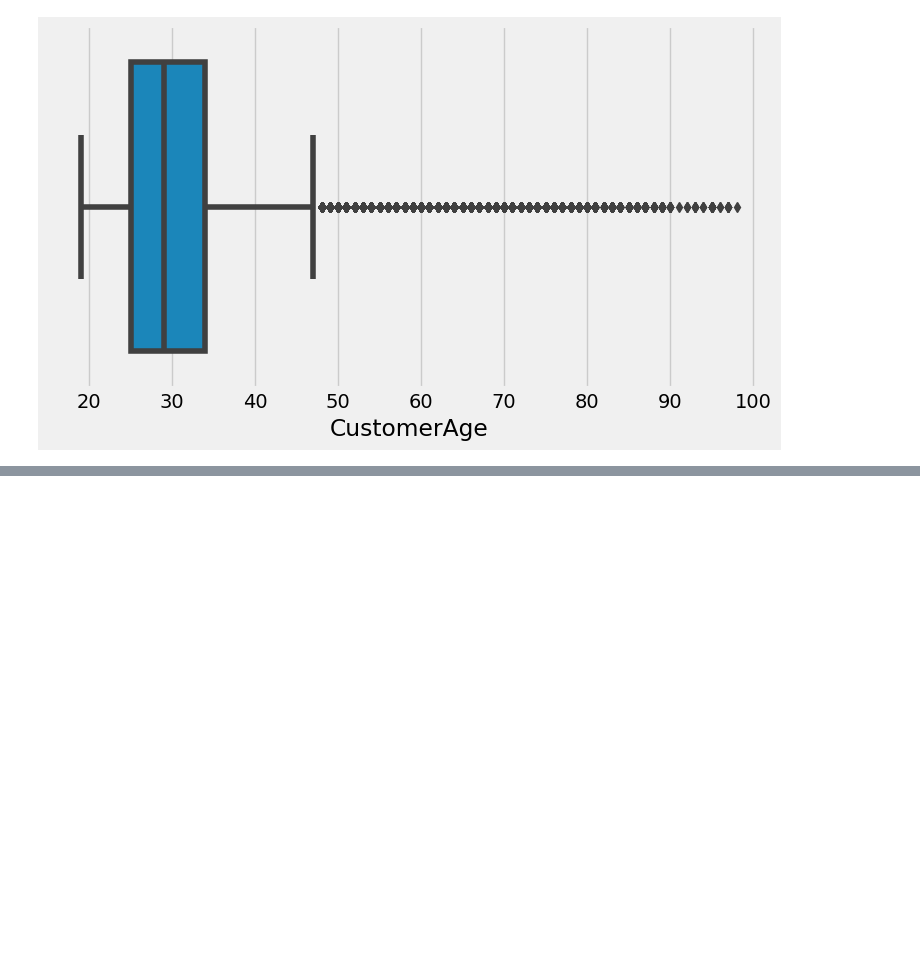
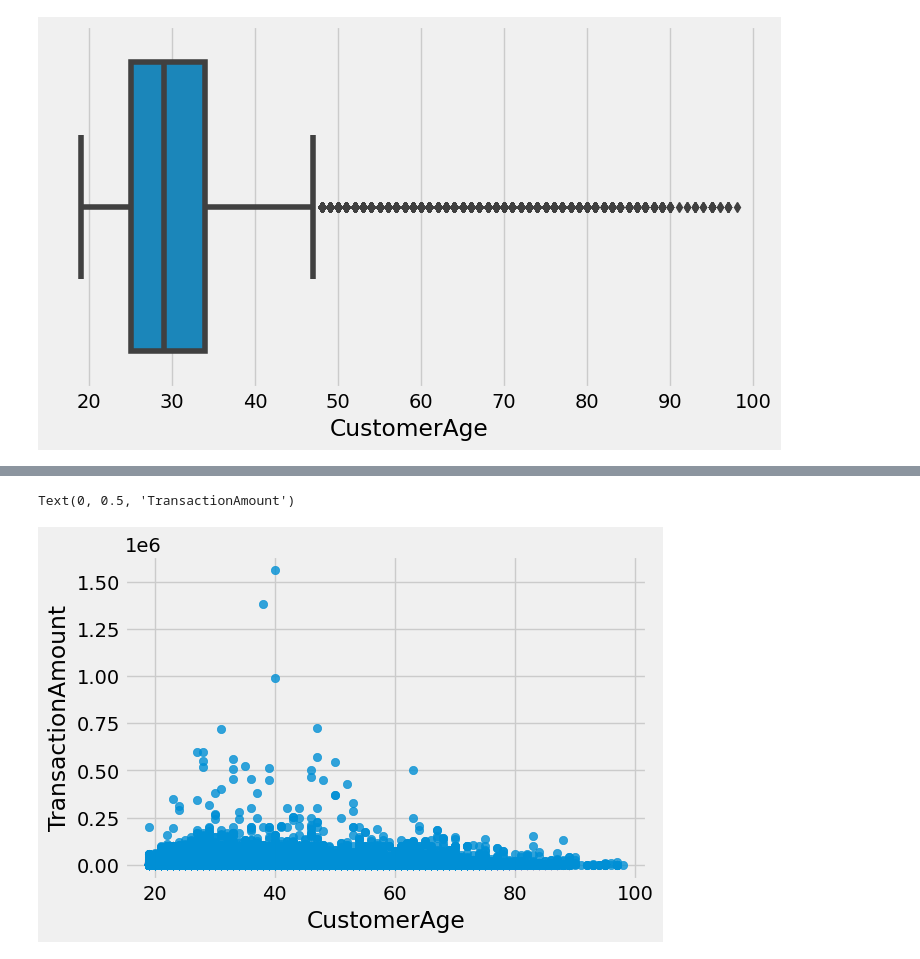
Before and after one commit to ArturoDiaz02/Bank-Customer-Segmentation, a Jupyter notebook: src/notebook/Customer_Segmentation.ipynb, the cells around one changed output, grey strips where cells are left out. Drawn from its saved outputs; the diff is of its cells as text; code cells hidden in the pictures; blank space fills up the shorter version.

```diff
--- a/src/notebook/Customer_Segmentation.ipynb
+++ b/src/notebook/Customer_Segmentation.ipynb
@@ -158,0 +195,8 @@ plt.tight_layout(pad = 1.0)
+# %%
+fig, ax = plt.subplots(1, 1, figsize=(6,4))
+ax.scatter(x=df.CustomerAge, y=df.TransactionAmount, alpha= 0.8)
+ax.set_xlabel('CustomerAge')
+ax.set_ylabel('TransactionAmount')
+# %% [output]
+Text(0, 0.5, 'TransactionAmount')
+[figure, added]
```
Also changed, not shown: parts of 12 cells of this notebook.
